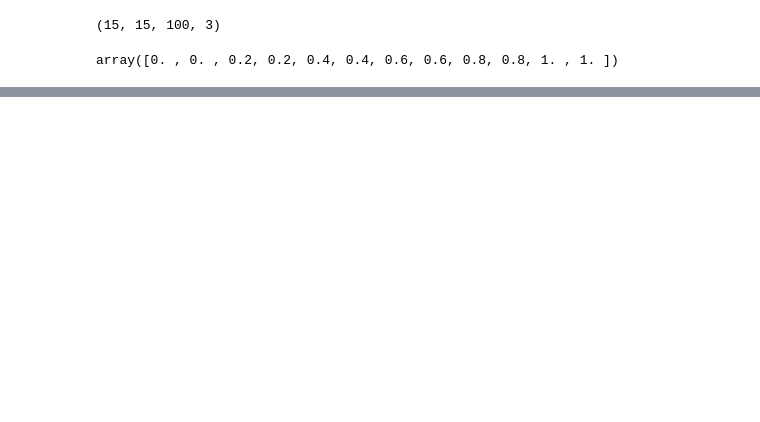
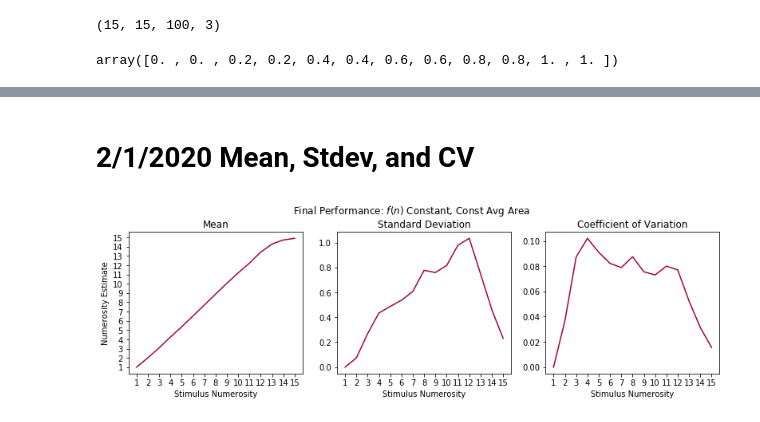
Before and after one commit to numberlearning/DRAM, a Jupyter notebook: 20191202 Incremented Numerosity Get MSDCV.ipynb, the cells around one changed output, grey strips where cells are left out. Saved outputs shown, nothing was run; the diff lists cells and outputs as text; code cells hidden in the pictures; blank space fills up the shorter version.

```diff
--- a/20191202 Incremented Numerosity Get MSDCV.ipynb
+++ b/20191202 Incremented Numerosity Get MSDCV.ipynb
@@ -316,0 +275,58 @@ choice_msdcv_N.shape
+# %% [markdown]
+# 2/1/2020 Mean, Stdev, and CV
+# %%
+all_iters = [0, 200, 400, 1600, 6400, 6400, 102400, 204800, 409600, 819200, 1000000, 1228800, 1638400, 2000000, 3000000]#, 4000000, 5000000, 6000000]
+iters = [3000000]
+iter_indices = [i for i, iteration in enumerate(all_iters) if iteration in iters]
+max_blobs = 15
+fig, ax = plt.subplots(nrows=1, ncols=3, figsize=(3.7*3, 3.6))
+from matplotlib.ticker import MaxNLocator
+plt.xticks(np.arange(min_blobs, max_blobs+1, step=1))
+ax[0].xaxis.set_major_locator(MaxNLocator(integer=True))
+ax[1].xaxis.set_major_locator(MaxNLocator(integer=True))
+ax[2].xaxis.set_major_locator(MaxNLocator(integer=True))
+numerosity = np.arange(min_blobs, max_blobs+1)
+
+ax[0].set_title("Mean")
+ax[0].set_xlabel("Stimulus Numerosity")
+ax[0].set_ylabel("Numerosity Estimate")
+ax[0].set_yticks(np.arange(min_blobs, max_blobs+1, step=1))
+ax[0].set_xticks(np.arange(min_blobs, max_blobs+1, step=1))
+ax[0].set_prop_cycle('color',plt.cm.Spectral([val for val in np.linspace(0,1,len(iter_indices)) for _ in (0,1)]))
+
+ax[1].set_title("Standard Deviation")
+ax[1].set_xlabel("Stimulus Numerosity")
+ax[1].set_xticks(np.arange(min_blobs, max_blobs+1, step=1))
+ax[1].set_prop_cycle('color',plt.cm.Spectral([val for val in np.linspace(0,1,len(iter_indices)) for _ in (0,1)]))
+
+ax[2].set_title("Coefficient of Variation")
+ax[2].set_xlabel("Stimulus Numerosity")
+ax[2].set_yticks(np.arange(0, 1, step=0.02))
+ax[2].set_xticks(np.arange(min_blobs, max_blobs+1, step=1))
+ax[2].set_prop_cycle('color',plt.cm.Spectral([val for val in np.linspace(0,1,len(iter_indices)) for _ in (0,1)]))
+
+for i in iter_indices:
+    mean = choice_msdcv_N_mu[i,:max_blobs,0]
+    sd = choice_msdcv_N_mu[i,:max_blobs,1]
+    cv = choice_msdcv_N_mu[i,:max_blobs,2]
+
+    # Plot Mean.
+    ax[0].plot(numerosity, mean, label='N')
+
+    # Plot CV.
+    ax[1].plot(numerosity, sd, label='N')
+
+    # Plot CV.
+    ax[2].plot(numerosity, cv, label='N')
+
+# legend = ax[i, 1].legend()
+fig.tight_layout()
+# fig.suptitle("Final Performance: $f(n) \propto 1/n^2$, Decr Avg Area")
+# fig.suptitle("Final Performance: $f(n) \propto 1/n^2$, Const Avg Area")
+# fig.suptitle("Final Performance: $f(n)$ Constant, Decr Avg Area")
+fig.suptitle("Final Performance: $f(n)$ Constant, Const Avg Area")
+plt.tight_layout(rect=[0, 0, 1, 0.95])
+plt.savefig('Results/20200201_msdcv_3000000_N/' + model_name + '.png')
+plt.show()
+# %% [output]
+[figure, added]
```
Also changed, not shown: parts of 13 cells of this notebook, 5 other files.
